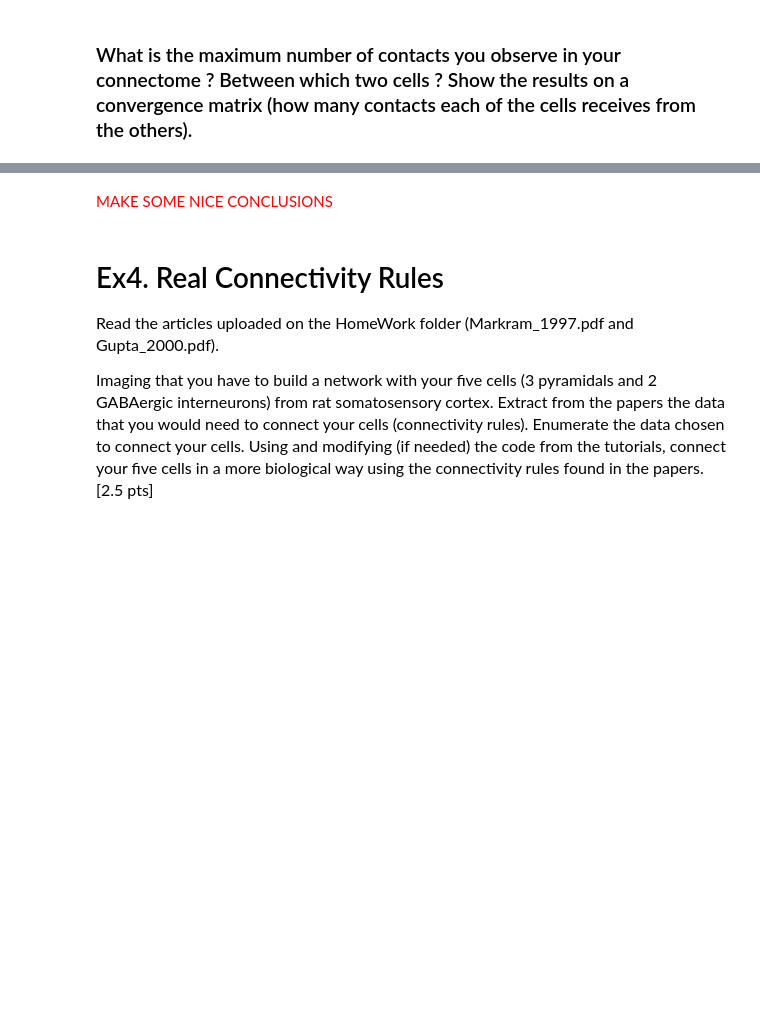
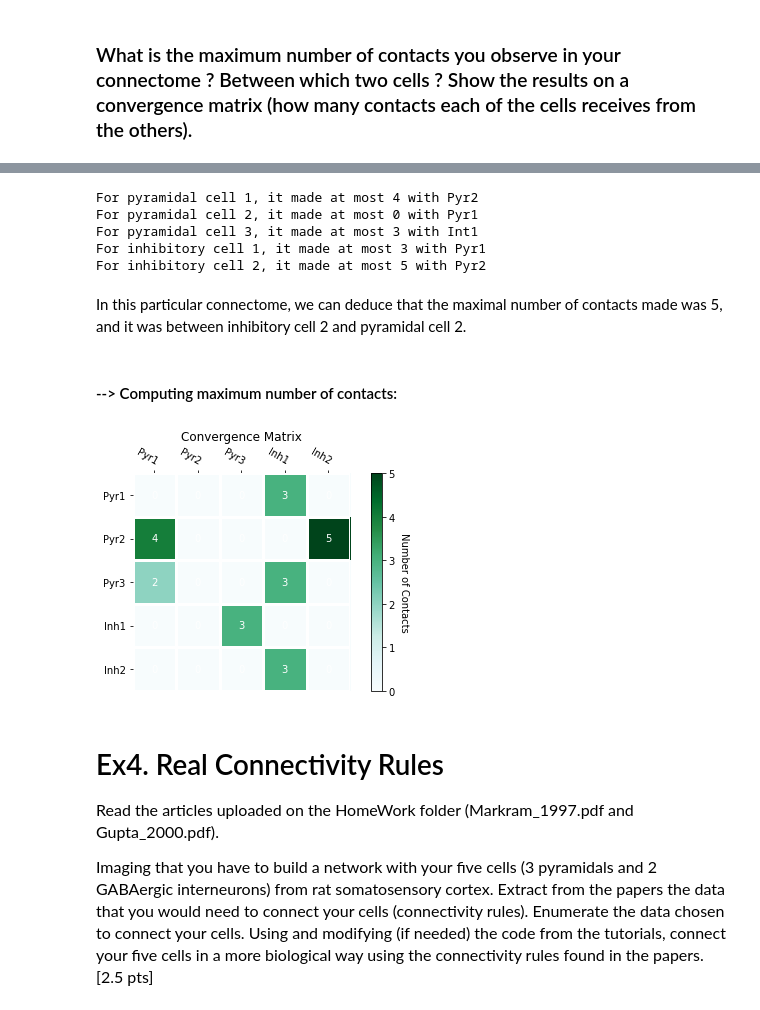
Before and after one commit to GasserElbanna/In-Silico-Neuroscience-Projects, a Jupyter notebook: Week 7/Week7_HomeWork.ipynb, the cells around one changed output, grey strips where cells are left out. Saved outputs shown, nothing was run; the diff lists cells and outputs as text; code cells hidden in the pictures; blank space fills up the shorter version.

```diff
--- a/Week 7/Week7_HomeWork.ipynb
+++ b/Week 7/Week7_HomeWork.ipynb
@@ -831,7 +1136,49 @@ plt.colorbar()
+# %%
+cellnames = [x.name for x in cells]
+
+pyr_1_contacts = np.zeros((1,5))
+pyr_2_contacts = np.zeros((1,5))
+pyr_3_contacts = np.zeros((1,5))
+int_1_contacts = np.zeros((1,5))
+int_2_contacts = np.zeros((1,5))
+
+# iterate over netcons and count
+for nc in netcons:
+    pre = nc.precell().name
+    pos = nc.postcell().name
+    ipre = cellnames.index(pre)
+    ipos = cellnames.index(pos)
+    if ipre == 0:
+        pyr_1_contacts[0][ipos] += 1
+    if ipre == 1:
+        pyr_2_contacts[0][ipos] += 1
+    if ipre == 2:
+        pyr_3_contacts[0][ipos] += 1
+    if ipre == 3:
+        int_1_contacts[0][ipos] += 1
+    if ipre == 4:
+        int_2_contacts[0][ipos] += 1
+
+
+print("For pyramidal cell 1, it made at most "+str(int(np.max(pyr_1_contacts)))+' with '+str(cellnames[np.argmax(pyr_1_contacts)]))
+print("For pyramidal cell 2, it made at most "+str(int(np.max(pyr_2_contacts)))+' with '+str(cellnames[np.argmax(pyr_2_contacts)]))
+print("For pyramidal cell 3, it made at most "+str(int(np.max(pyr_3_contacts)))+' with '+str(cellnames[np.argmax(pyr_3_contacts)]))
+print("For inhibitory cell 1, it made at most "+str(int(np.max(int_1_contacts)))+' with '+str(cellnames[np.argmax(int_1_contacts)]))
+print("For inhibitory cell 2, it made at most "+str(int(np.max(int_2_contacts)))+' with '+str(cellnames[np.argmax(int_2_contacts)]))
+# %% [output]
+For pyramidal cell 1, it made at most 4 with Pyr2
+For pyramidal cell 2, it made at most 0 with Pyr1
+For pyramidal cell 3, it made at most 3 with Int1
+For inhibitory cell 1, it made at most 3 with Pyr1
+For inhibitory cell 2, it made at most 5 with Pyr2
+# %% [markdown]
+In this particular connectome, we can deduce that the maximal number of contacts made was 5, and it was between inhibitory cell 2 and pyramidal cell 2.
+# %% [markdown]
+#### --> Computing maximum number of contacts:
 # %%
 # Convergence Matrix:
 
-contacts_matrix = np.zeros((3,3))
+convergence_matrix = np.zeros((5,5))
 cellnames = [x.name for x in cells]
 
 # iterate over netcons and count
@@ -840,9 +1187,4 @@ for nc in netcons:
     pos = nc.postcell().name
     ipre = cellnames.index(pre)
     ipos = cellnames.index(pos)
-    contacts_matrix[ipos,ipre] += 1 # CHANGED THIS LINE BUT NOT SURE AT ALL
-
-plt.imshow(contacts_matrix, cmap="YlGn")
-plt.colorbar()
+    convergence_matrix[ipos,ipre] += 1
-# %% [markdown]
-<span style="color:red"> MAKE SOME NICE CONCLUSIONS
@@ -849,3 +1260,11 @@ plt.colorbar()
+# %%
+fig, ax = plt.subplots()
+
+im, cbar = heatmap(convergence_matrix, ['Pyr1', 'Pyr2', 'Pyr3', 'Inh1', 'Inh2'], ['Pyr1', 'Pyr2', 'Pyr3','Inh1', 'Inh2'], ax=ax, cmap="BuGn", cbarlabel="Number of Contacts")
+
+fig.tight_layout()
+# %% [output]
+[figure, added]
 # %% [markdown]
 # Ex4. Real Connectivity Rules
 
```
Also changed, not shown: parts of 23 cells of this notebook.
